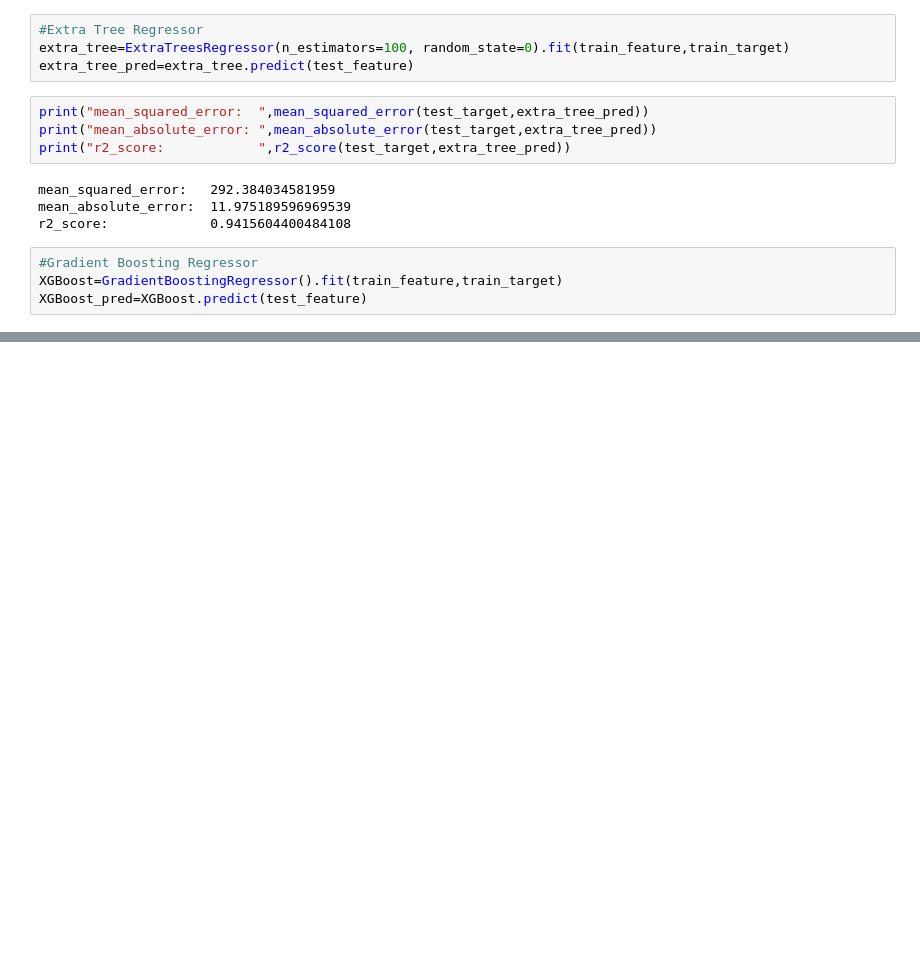
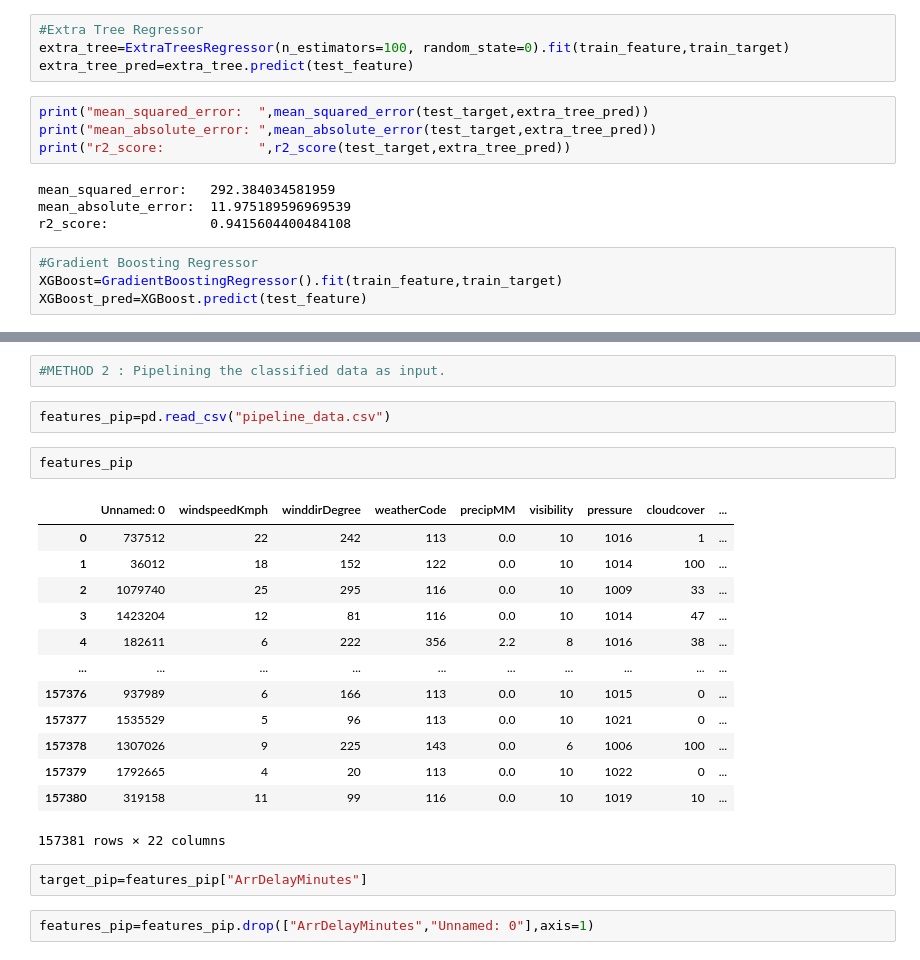
Before and after one commit to abhishekkumar2808/Aircraft_Delay_Prediction, a Jupyter notebook: regession.ipynb, the cells around one changed output, grey strips where cells are left out. Saved outputs shown, nothing was run; the diff lists cells and outputs as text; blank space fills up the shorter version.

Commit message:
pipeline method

```diff
--- a/regession.ipynb
+++ b/regession.ipynb
@@ -151,0 +127,24 @@ r2_score:             0.9416827187679595
+# %%
+#METHOD 2 : Pipelining the classified data as input.
+# %%
+features_pip=pd.read_csv("pipeline_data.csv")
+# %%
+features_pip
+# %% [output]
+|  | Unnamed: 0 | windspeedKmph | winddirDegree | weatherCode | precipMM | visibility | pressure | cloudcover | ... |
+| 0 | 737512 | 22 | 242 | 113 | 0.0 | 10 | 1016 | 1 | ... |
+| 1 | 36012 | 18 | 152 | 122 | 0.0 | 10 | 1014 | 100 | ... |
+| 2 | 1079740 | 25 | 295 | 116 | 0.0 | 10 | 1009 | 33 | ... |
+| 3 | 1423204 | 12 | 81 | 116 | 0.0 | 10 | 1014 | 47 | ... |
+| 4 | 182611 | 6 | 222 | 356 | 2.2 | 8 | 1016 | 38 | ... |
+| ... | ... | ... | ... | ... | ... | ... | ... | ... | ... |
+| 157376 | 937989 | 6 | 166 | 113 | 0.0 | 10 | 1015 | 0 | ... |
+| 157377 | 1535529 | 5 | 96 | 113 | 0.0 | 10 | 1021 | 0 | ... |
+| 157378 | 1307026 | 9 | 225 | 143 | 0.0 | 6 | 1006 | 100 | ... |
+| 157379 | 1792665 | 4 | 20 | 113 | 0.0 | 10 | 1022 | 0 | ... |
+| 157380 | 319158 | 11 | 99 | 116 | 0.0 | 10 | 1019 | 10 | ... |
+157381 rows × 22 columns
+# %%
+target_pip=features_pip["ArrDelayMinutes"]
+# %%
+features_pip=features_pip.drop(["ArrDelayMinutes","Unnamed: 0"],axis=1)
```
Also changed, not shown: parts of 15 cells of this notebook.
